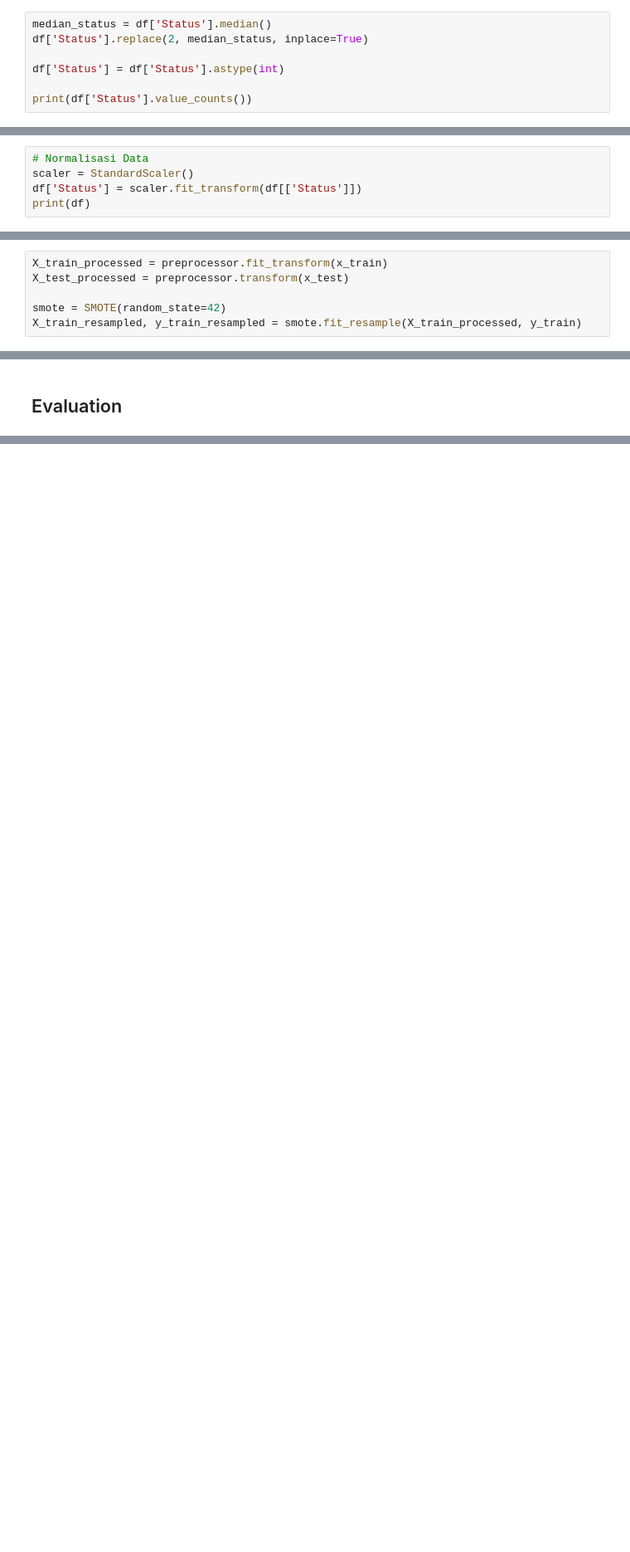
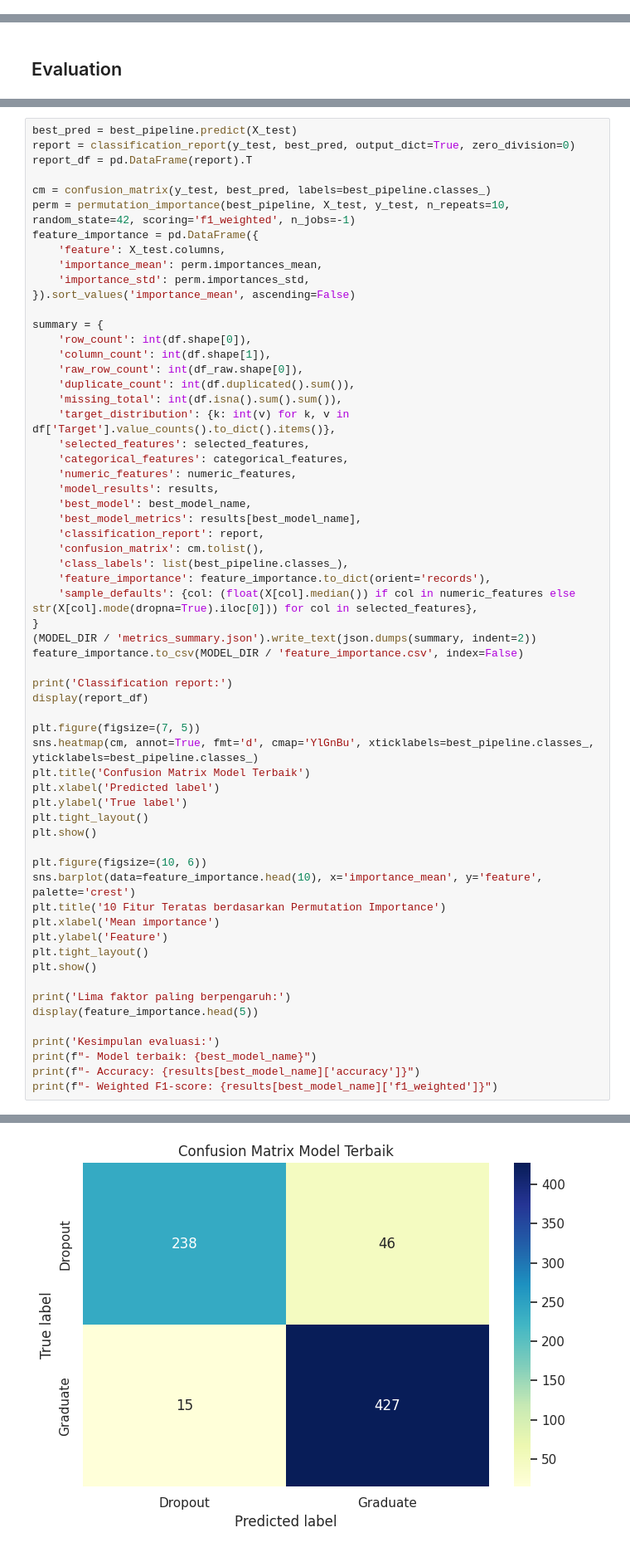
Before and after one commit to 9Out/Submission-Menyelesaikan-Permasalahan-Institusi-Pendidikan, a Jupyter notebook: notebook.ipynb, the cells around one changed output, grey strips where cells are left out. Shown at 83% size. Saved outputs shown, nothing was run; the diff lists cells and outputs as text; blank space fills up the shorter version.

```diff
--- a/notebook.ipynb
+++ b/notebook.ipynb
@@ -248,9 +302,2 @@ dtype: int64
 # %% [markdown]
 ## Data Preparation / Preprocessing
-# %%
-median_status = df['Status'].median()
-df['Status'].replace(2, median_status, inplace=True)
-
-df['Status'] = df['Status'].astype(int)
-
-print(df['Status'].value_counts())
@@ -302,7 +395,2 @@ dtype: float64
 # %% [markdown]
 ## Modeling
-# %%
-# Normalisasi Data
-scaler = StandardScaler()
-df['Status'] = scaler.fit_transform(df[['Status']])
-print(df)
@@ -350,6 +396,0 @@ preprocessor = ColumnTransformer(
-# %%
-X_train_processed = preprocessor.fit_transform(x_train)
-X_test_processed = preprocessor.transform(x_test)
-
-smote = SMOTE(random_state=42)
-X_train_resampled, y_train_resampled = smote.fit_resample(X_train_processed, y_train)
@@ -458,0 +448,62 @@ Terdapat 3 model machine learning yang coba digunakan yaitu, Decision Tree, Logi
+# %%
+best_pred = best_pipeline.predict(X_test)
+report = classification_report(y_test, best_pred, output_dict=True, zero_division=0)
+report_df = pd.DataFrame(report).T
+
+cm = confusion_matrix(y_test, best_pred, labels=best_pipeline.classes_)
+perm = permutation_importance(best_pipeline, X_test, y_test, n_repeats=10, random_state=42, scoring='f1_weighted', n_jobs=-1)
+feature_importance = pd.DataFrame({
+    'feature': X_test.columns,
+    'importance_mean': perm.importances_mean,
+    'importance_std': perm.importances_std,
+}).sort_values('importance_mean', ascending=False)
+
+summary = {
+    'row_count': int(df.shape[0]),
+    'column_count': int(df.shape[1]),
+    'raw_row_count': int(df_raw.shape[0]),
+    'duplicate_count': int(df.duplicated().sum()),
+    'missing_total': int(df.isna().sum().sum()),
+    'target_distribution': {k: int(v) for k, v in df['Target'].value_counts().to_dict().items()},
+    'selected_features': selected_features,
+    'categorical_features': categorical_features,
+    'numeric_features': numeric_features,
+    'model_results': results,
+    'best_model': best_model_name,
+    'best_model_metrics': results[best_model_name],
+    'classification_report': report,
+    'confusion_matrix': cm.tolist(),
+    'class_labels': list(best_pipeline.classes_),
+    'feature_importance': feature_importance.to_dict(orient='records'),
+    'sample_defaults': {col: (float(X[col].median()) if col in numeric_features else str(X[col].mode(dropna=True).iloc[0])) for col in selected_features},
+}
+(MODEL_DIR / 'metrics_summary.json').write_text(json.dumps(summary, indent=2))
+feature_importance.to_csv(MODEL_DIR / 'feature_importance.csv', index=False)
+
+print('Classification report:')
+display(report_df)
+
+plt.figure(figsize=(7, 5))
+sns.heatmap(cm, annot=True, fmt='d', cmap='YlGnBu', xticklabels=best_pipeline.classes_, yticklabels=best_pipeline.classes_)
+plt.title('Confusion Matrix Model Terbaik')
+plt.xlabel('Predicted label')
+plt.ylabel('True label')
+plt.tight_layout()
+plt.show()
+
+plt.figure(figsize=(10, 6))
+sns.barplot(data=feature_importance.head(10), x='importance_mean', y='feature', palette='crest')
+plt.title('10 Fitur Teratas berdasarkan Permutation Importance')
+plt.xlabel('Mean importance')
+plt.ylabel('Feature')
+plt.tight_layout()
+plt.show()
+
+print('Lima faktor paling berpengaruh:')
+display(feature_importance.head(5))
+
+print('Kesimpulan evaluasi:')
+print(f"- Model terbaik: {best_model_name}")
+print(f"- Accuracy: {results[best_model_name]['accuracy']}")
+print(f"- Weighted F1-score: {results[best_model_name]['f1_weighted']}")
+# %% [output]
@@ -458,0 +517 @@ Terdapat 3 model machine learning yang coba digunakan yaitu, Decision Tree, Logi
+[figure, added]
```
Also changed, not shown: parts of 57 cells of this notebook, 9 other files.
